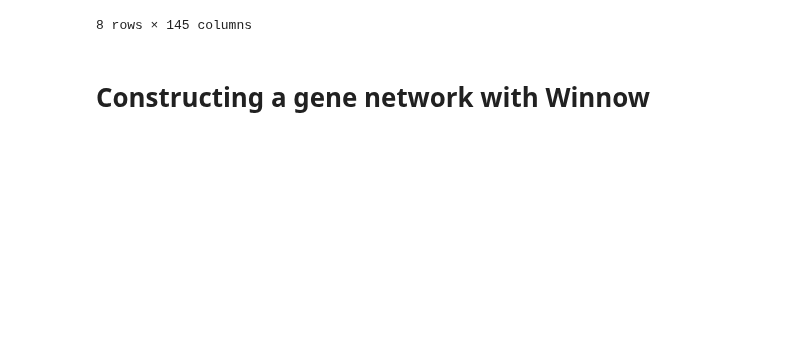
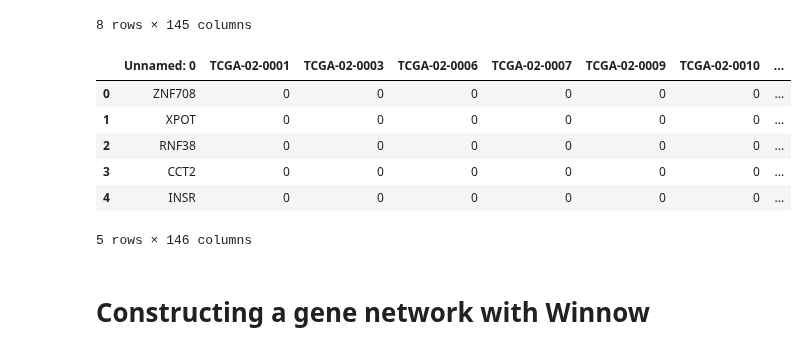
Before and after one commit to ValeRT24/Proyecto-Genomica-Computacional, a Jupyter notebook: proyecto.ipynb, the cells around one changed output. Cells and saved outputs as stored; diff of their text form; code cells hidden in the pictures; blank space fills up the shorter version.

```diff
--- a/proyecto.ipynb
+++ b/proyecto.ipynb
@@ -36,5 +36,15 @@ data.describe()
 | 75% | 0.000000 | 0.000000 | 0.000000 | 0.000000 | 0.000000 | 0.000000 | 0.000000 | ... |
 | max | 1.000000 | 1.000000 | 1.000000 | 1.000000 | 1.000000 | 1.000000 | 1.000000 | ... |
 8 rows × 145 columns
+# %%
+data.head()
+# %% [output]
+|  | Unnamed: 0 | TCGA-02-0001 | TCGA-02-0003 | TCGA-02-0006 | TCGA-02-0007 | TCGA-02-0009 | TCGA-02-0010 | ... |
+| 0 | ZNF708 | 0 | 0 | 0 | 0 | 0 | 0 | ... |
+| 1 | XPOT | 0 | 0 | 0 | 0 | 0 | 0 | ... |
+| 2 | RNF38 | 0 | 0 | 0 | 0 | 0 | 0 | ... |
+| 3 | CCT2 | 0 | 0 | 0 | 0 | 0 | 0 | ... |
+| 4 | INSR | 0 | 0 | 0 | 0 | 0 | 0 | ... |
+5 rows × 146 columns
 # %% [markdown]
 # Constructing a gene network with Winnow
```
Also changed, not shown: parts of 12 cells of this notebook.
